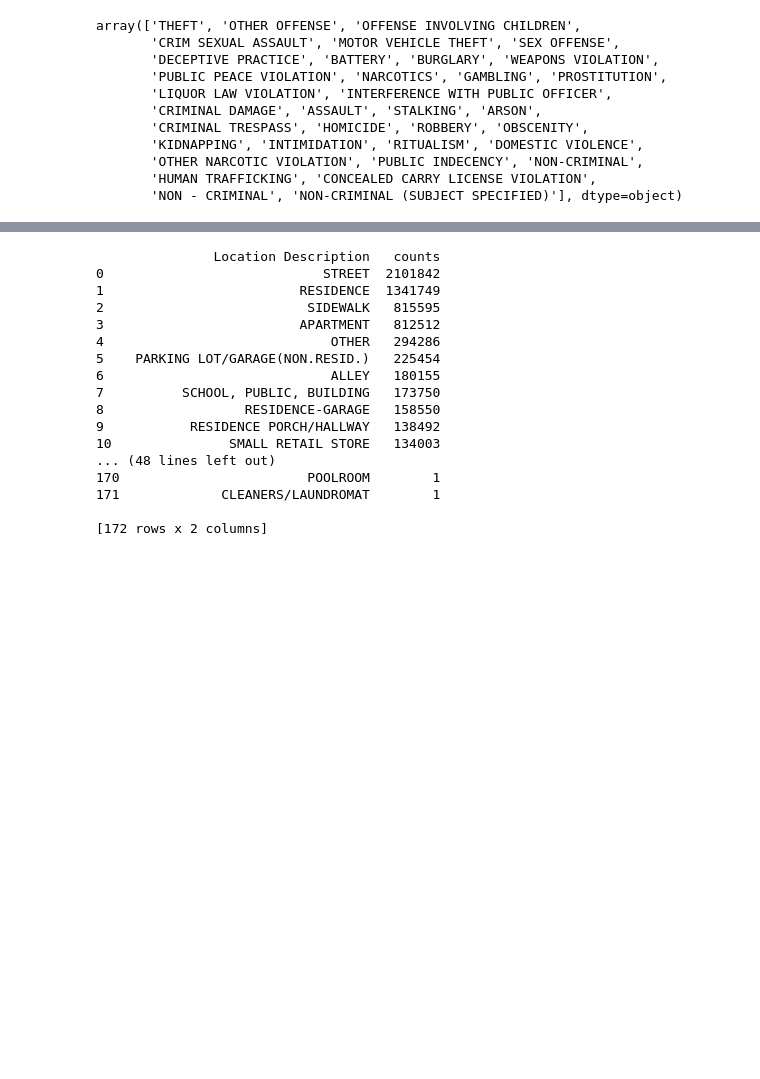
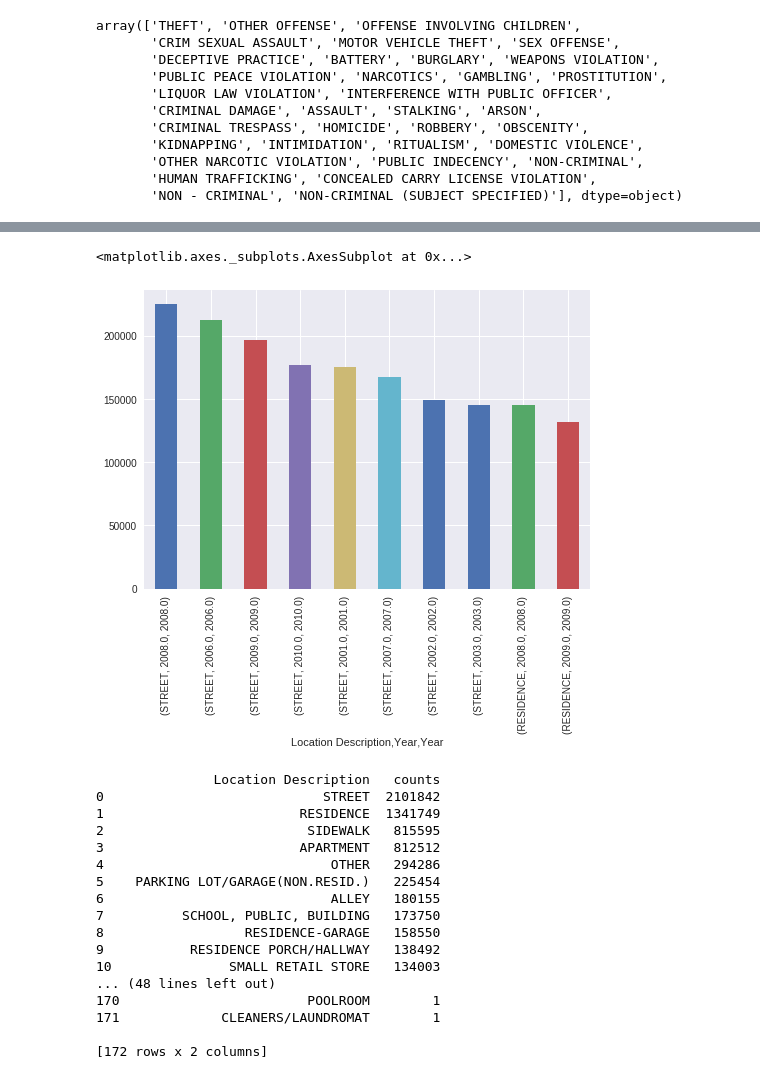
Before and after one commit to kartikamirneni/Chicago-Crime-Anlaysis, a Jupyter notebook: CCR.ipynb, the cells around one changed output, grey strips where cells are left out. Drawn from its saved outputs; the diff is of its cells as text; code cells hidden in the pictures; blank space fills up the shorter version.

```diff
--- a/CCR.ipynb
+++ b/CCR.ipynb
@@ -86,3 +135,9 @@ array(['THEFT', 'OTHER OFFENSE', 'OFFENSE INVOLVING CHILDREN',
+# %%
+rt=crimes.groupby(['Location Description','Year']).Year.value_counts().nlargest(10)
+rt.plot.bar()
+# %% [output]
+<matplotlib.axes._subplots.AxesSubplot at 0x...>
+[figure, added]
 # %%
 lc_count=pd.DataFrame(crimes.groupby('Location Description').size().sort_values(ascending=False).rename('counts').reset_index())
 print(lc_count)
```
Also changed, not shown: parts of 7 cells of this notebook.
